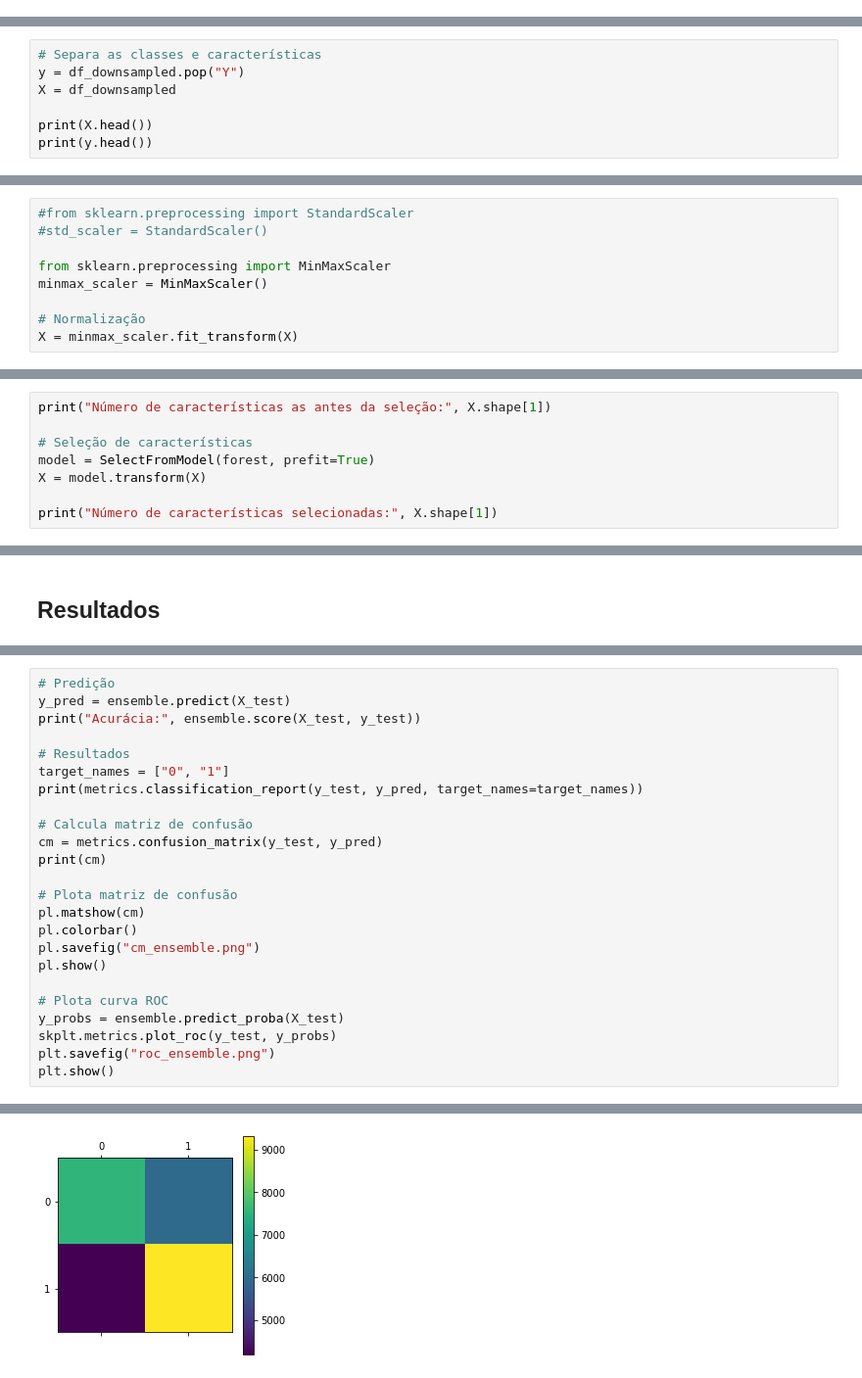
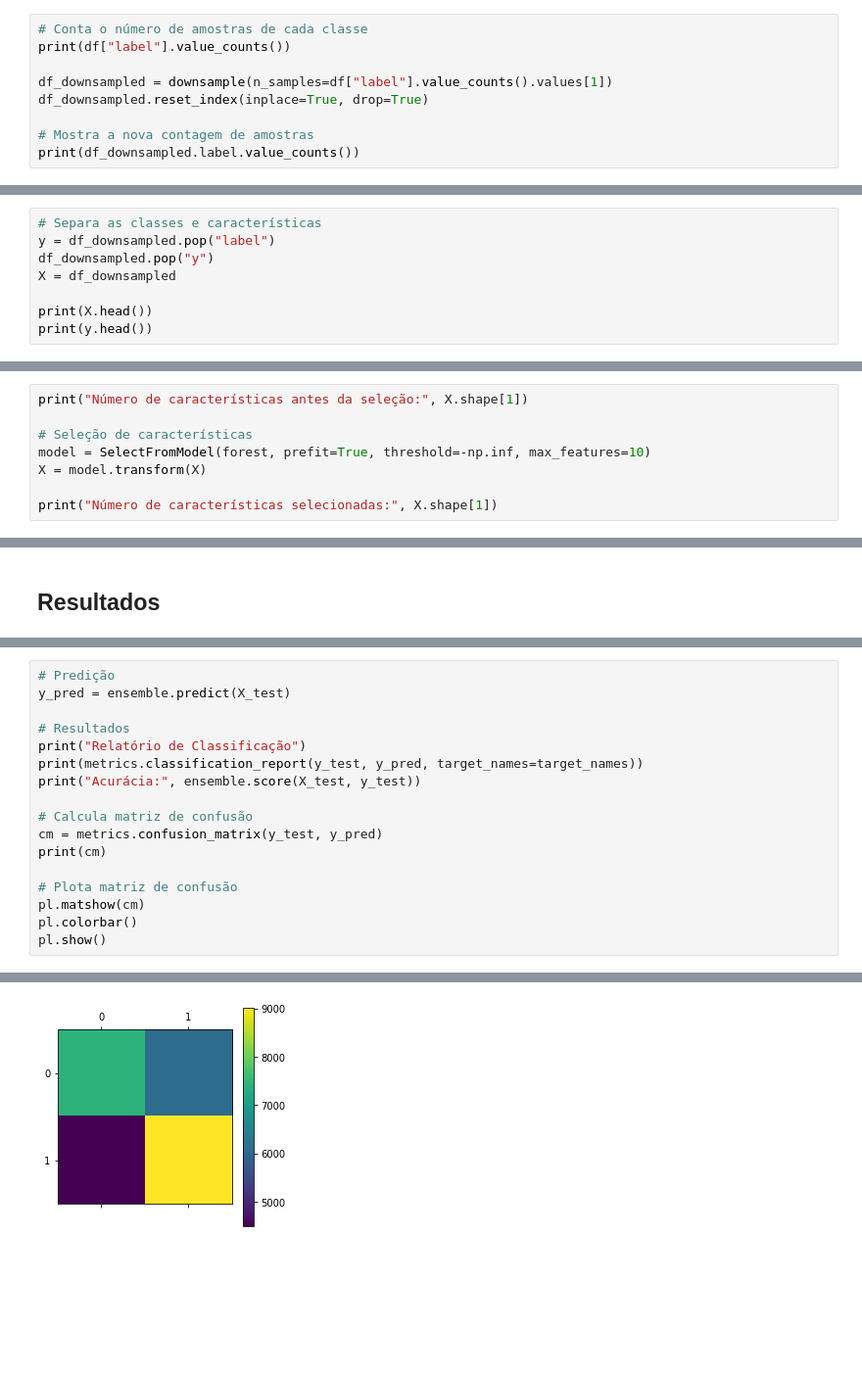
Before and after one commit to bosamatheus/clientes-emprestimo, a Jupyter notebook: risco_credito.ipynb, the cells around one changed output, grey strips where cells are left out. Shown at 98% size. Cells and saved outputs as stored; diff of their text form; blank space fills up the shorter version.

```diff
--- a/risco_credito.ipynb
+++ b/risco_credito.ipynb
@@ -241,0 +406,9 @@ Separa classes e características em X e y, respectivamente.
+# %%
+# Conta o número de amostras de cada classe
+print(df["label"].value_counts())
+
+df_downsampled = downsample(n_samples=df["label"].value_counts().values[1])
+df_downsampled.reset_index(inplace=True, drop=True)
+
+# Mostra a nova contagem de amostras
+print(df_downsampled.label.value_counts())
@@ -242,6 +426,7 @@ Separa classes e características em X e y, respectivamente.
 # %%
 # Separa as classes e características
-y = df_downsampled.pop("Y")
+y = df_downsampled.pop("label")
+df_downsampled.pop("y")
 X = df_downsampled
 
 print(X.head())
@@ -269,11 +449,2 @@ Aplica normalização em X.
-# %%
-#from sklearn.preprocessing import StandardScaler
-#std_scaler = StandardScaler()
-
-from sklearn.preprocessing import MinMaxScaler
-minmax_scaler = MinMaxScaler()
-
-# Normalização
-X = minmax_scaler.fit_transform(X)
 # %% [markdown]
 ## Seleção de Características
@@ -330,8 +511,8 @@ plt.show()
 # %%
-print("Número de características as antes da seleção:", X.shape[1])
+print("Número de características antes da seleção:", X.shape[1])
 
 # Seleção de características
-model = SelectFromModel(forest, prefit=True)
+model = SelectFromModel(forest, prefit=True, threshold=-np.inf, max_features=10)
 X = model.transform(X)
 
 print("Número de características selecionadas:", X.shape[1])
@@ -541,11 +743,11 @@ Resultados finais obtidos com múltiplos classificadores.
 # %%
 # Predição
 y_pred = ensemble.predict(X_test)
-print("Acurácia:", ensemble.score(X_test, y_test))
 
 # Resultados
-target_names = ["0", "1"]
+print("Relatório de Classificação")
 print(metrics.classification_report(y_test, y_pred, target_names=target_names))
+print("Acurácia:", ensemble.score(X_test, y_test))
 
 # Calcula matriz de confusão
 cm = metrics.confusion_matrix(y_test, y_pred)
@@ -554,12 +756,5 @@ print(cm)
 # Plota matriz de confusão
 pl.matshow(cm)
 pl.colorbar()
-pl.savefig("cm_ensemble.png")
 pl.show()
-
-# Plota curva ROC
-y_probs = ensemble.predict_proba(X_test)
-skplt.metrics.plot_roc(y_test, y_probs)
-plt.savefig("roc_ensemble.png")
-plt.show()
 # %% [output]
@@ -578 +774 @@ weighted avg       0.63      0.62      0.62     27037
-[figure, old version]
+[figure, new version]
```
Also changed, not shown: parts of 87 cells of this notebook.
